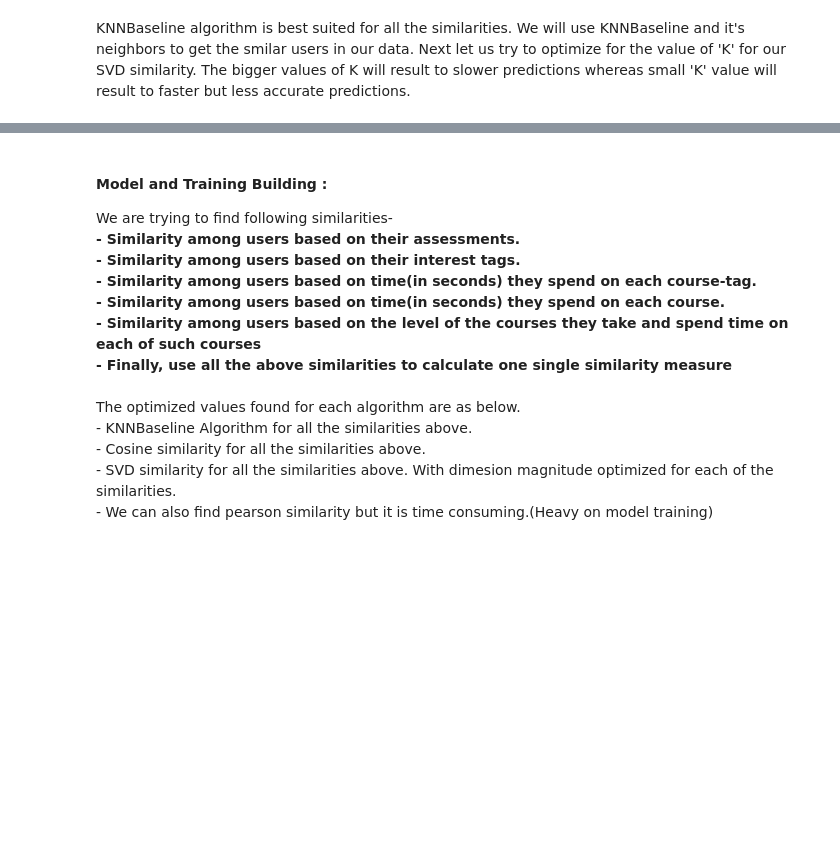
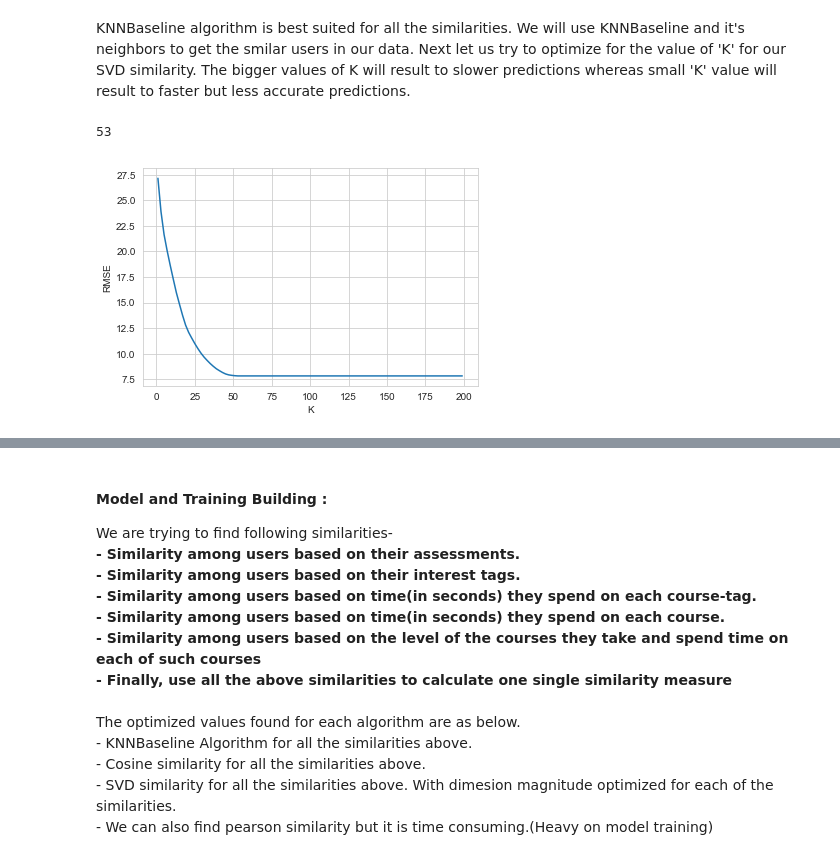
Before and after one commit to amandeepfj/MachineLearningProject, a Jupyter notebook: RecommendationSystemNotebooks/DataUnderstanding _ModelEvaluation _ModelSelection.ipynb, the cells around one changed output, grey strips where cells are left out. Drawn from its saved outputs; the diff is of its cells as text; code cells hidden in the pictures; blank space fills up the shorter version.

```diff
--- a/RecommendationSystemNotebooks/DataUnderstanding _ModelEvaluation _ModelSelection.ipynb
+++ b/RecommendationSystemNotebooks/DataUnderstanding _ModelEvaluation _ModelSelection.ipynb
@@ -423,11 +516,14 @@ def get_knee_point(scores_df):
     kn = KneeLocator(scores_df.iloc[:, 0], scores_df.iloc[:, 1], curve='convex', direction='decreasing')
     return kn.knee
 # %%
-#scores_df_ua = find_optimize_value_of_k_SVD(user_assessment_scores, 'user_handle',
-#                                            'assessment_tag', 'user_assessment_score')
+scores_df_ua = find_optimize_value_of_k_SVD(user_assessment_scores, 'user_handle',
+                                            'assessment_tag', 'user_assessment_score')
 # %%
-#sns.lineplot(x = 'K', y = 'RMSE', data=scores_df_ua[:100])
-#OPTIMIZED_DIM_SIZE_USER_ASSESSMENT = get_knee_point(scores_df_ua)
-#print(OPTIMIZED_DIM_SIZE_USER_ASSESSMENT)
+sns.lineplot(x = 'K', y = 'RMSE', data=scores_df_ua[:100])
+OPTIMIZED_DIM_SIZE_USER_ASSESSMENT = get_knee_point(scores_df_ua)
+print(OPTIMIZED_DIM_SIZE_USER_ASSESSMENT)
 OPTIMIZED_DIM_SIZE_USER_ASSESSMENT = 25
+# %% [output]
+53
+[figure, added]
 # %%
```
Also changed, not shown: parts of 18 cells of this notebook, 1 other file.
